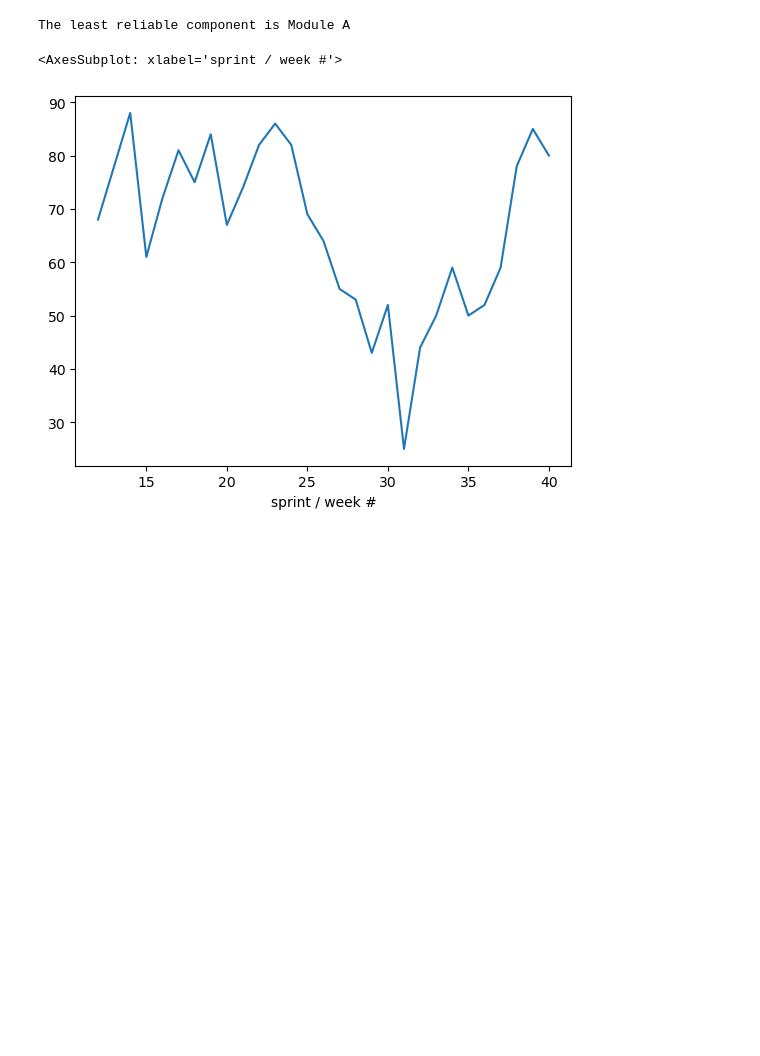
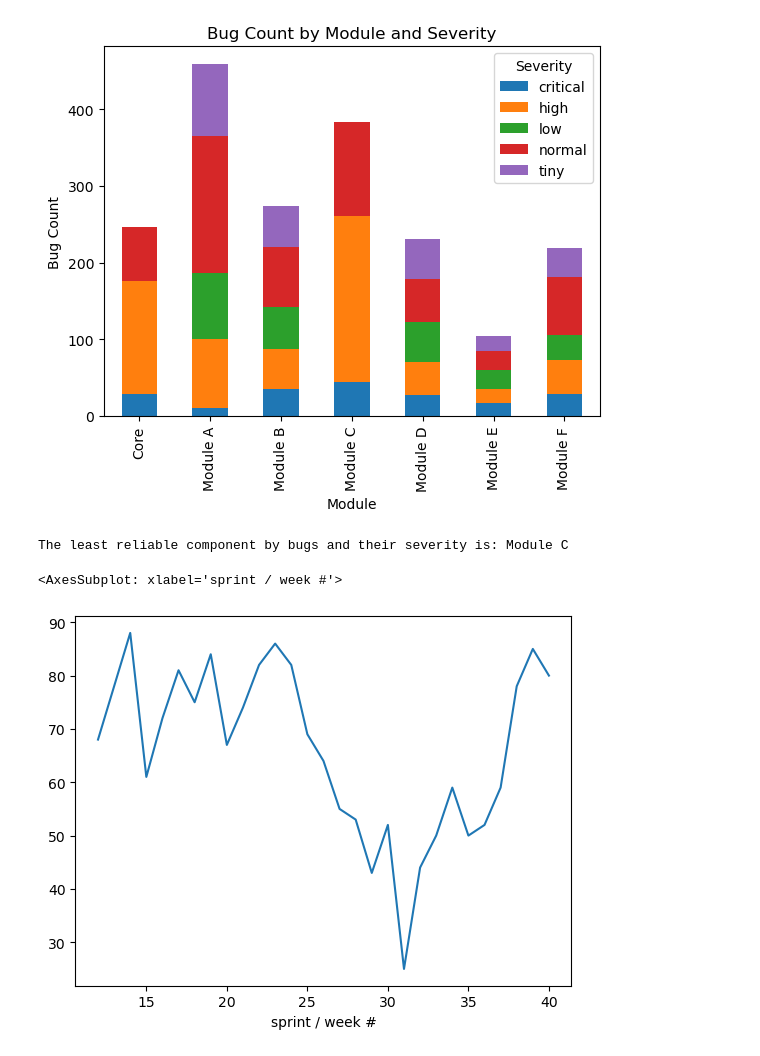
Before and after one commit to MrCmert/Course_Intermediate_DQE, a Jupyter notebook: HW10_test_managment/calculate_metrics.ipynb, the cells around one changed output. Saved outputs shown, nothing was run; the diff lists cells and outputs as text; code cells hidden in the pictures; blank space fills up the shorter version.

```diff
--- a/HW10_test_managment/calculate_metrics.ipynb
+++ b/HW10_test_managment/calculate_metrics.ipynb
@@ -15,12 +15,29 @@ data.head()
 # %%
 # 1. What is the least reliable component of the system?
 
-least_reliable_module = data.groupby('module')['description'].count().sort_values(ascending=False).index[0]
+least_reliable_module = data.groupby(['module', 'severity'])['description'].count().reset_index(name='count')
 
+import matplotlib.pyplot as plt
+pivot_table = least_reliable_module.pivot(index='module', columns='severity', values='count')
 
-print(f"The least reliable component is {least_reliable_module}")
+# Plot the result
+pivot_table.plot(kind='bar', stacked=True)
+plt.xlabel('Module')
+plt.ylabel('Bug Count')
+plt.title('Bug Count by Module and Severity')
+plt.legend(title='Severity')
+plt.show()
+
+# include severity in counting of bugs per module
+severity_weights = {'tiny': 0.3, 'low': 0.5, 'normal': 0.7, 'high': 0.9, 'critical': 1}
+least_reliable_module['weighted_severity_of_bug'] = least_reliable_module['severity'].map(severity_weights)
+least_reliable_module['weighted_count'] = least_reliable_module['count'] * least_reliable_module['weighted_severity_of_bug']
+
+module_with_most_value = least_reliable_module.groupby('module')['weighted_count'].sum().idxmax()
+print(f"The least reliable component by bugs and their severity is: {module_with_most_value}")
 # %% [output]
+[figure, added]
-The least reliable component is Module A
+The least reliable component by bugs and their severity is: Module C
 # %%
 # 2. Is the situation improving over timeline?
 data.groupby('sprint / week #')['title'].count().plot()
```
